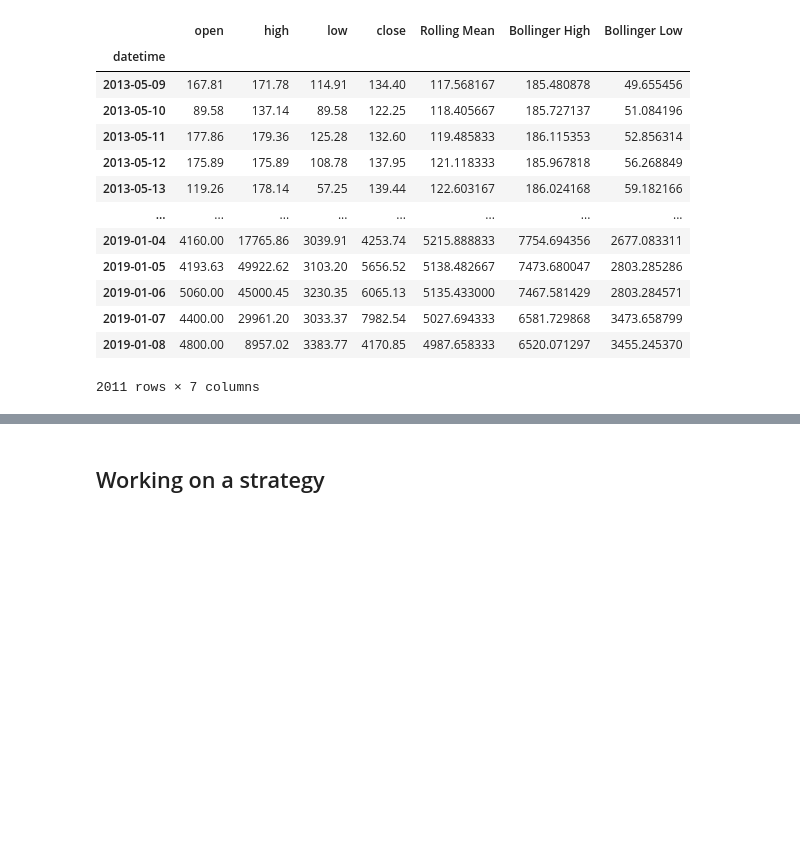
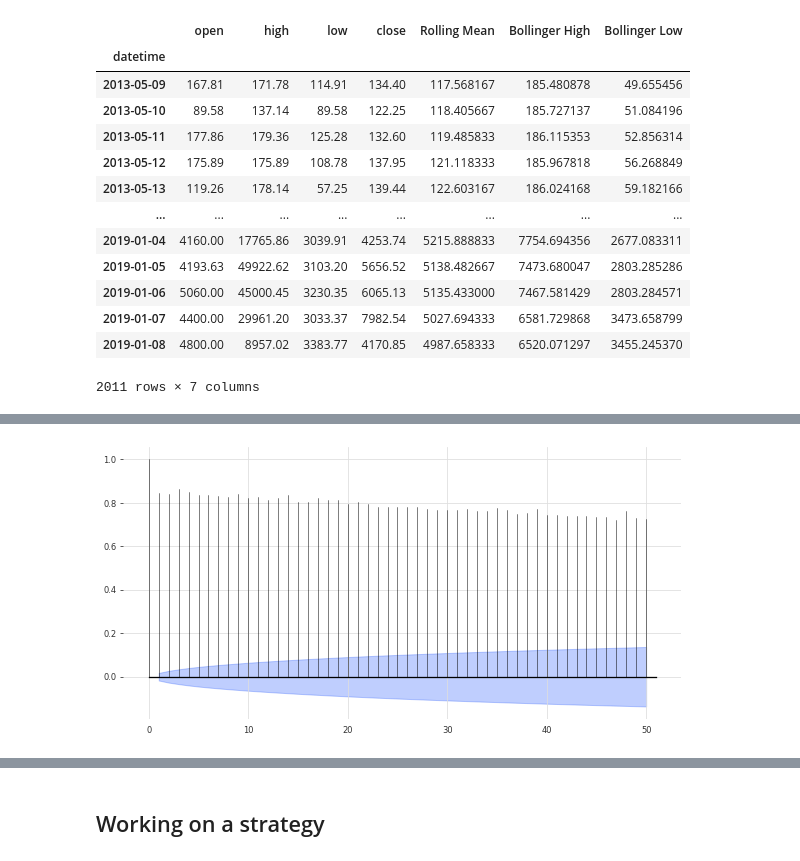
Before and after one commit to jonhilgart22/go-trader, a Jupyter notebook: notebooks/data_exploration.ipynb, the cells around one changed output, grey strips where cells are left out. Cells and saved outputs as stored; diff of their text form; code cells hidden in the pictures; blank space fills up the shorter version.

```diff
--- a/notebooks/data_exploration.ipynb
+++ b/notebooks/data_exploration.ipynb
@@ -447,0 +266,13 @@ Dimensions without coordinates: sample
+# %%
+# create series for each col
+open_series = fill_missing_values(TimeSeries.from_series(price_df['open'],  freq='D'))
+high_series = fill_missing_values(TimeSeries.from_series(price_df['high'],  freq='D'))
+low_series = fill_missing_values(TimeSeries.from_series(price_df['low'],  freq='D'))
+close_series = fill_missing_values(TimeSeries.from_series(price_df['close'],  freq='D'))
+mean_series = fill_missing_values(TimeSeries.from_series(price_df['Rolling Mean'],  freq='D'))
+bh_series = fill_missing_values(TimeSeries.from_series(price_df['Bollinger High'],  freq='D'))
+bl_series = fill_missing_values(TimeSeries.from_series(price_df['Bollinger High'],  freq='D'))
+# %%
+plot_acf(close_series, max_lag=50) # no seasonality
+# %% [output]
+[figure, added]
```
Also changed, not shown: parts of 37 cells of this notebook, 6 other files.
